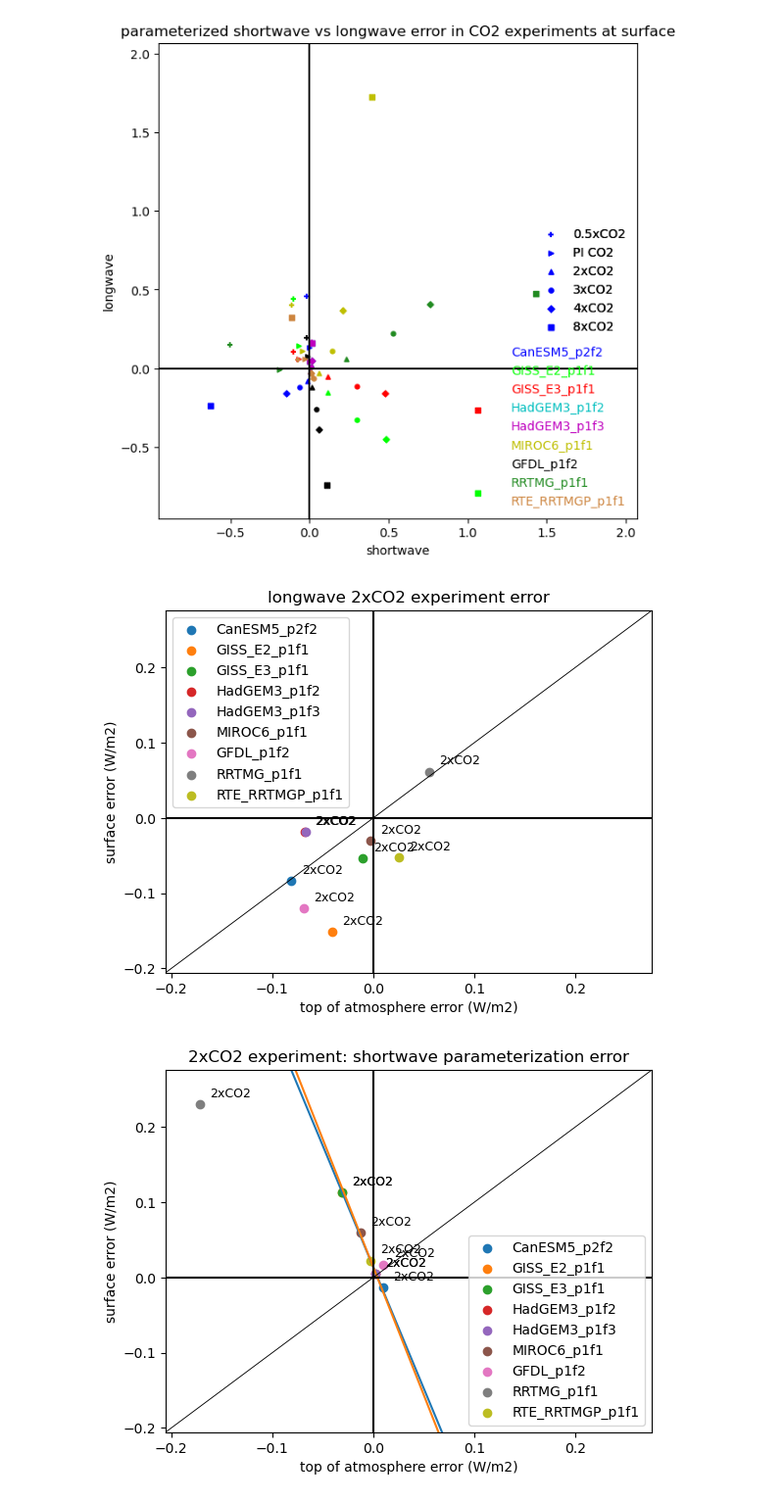
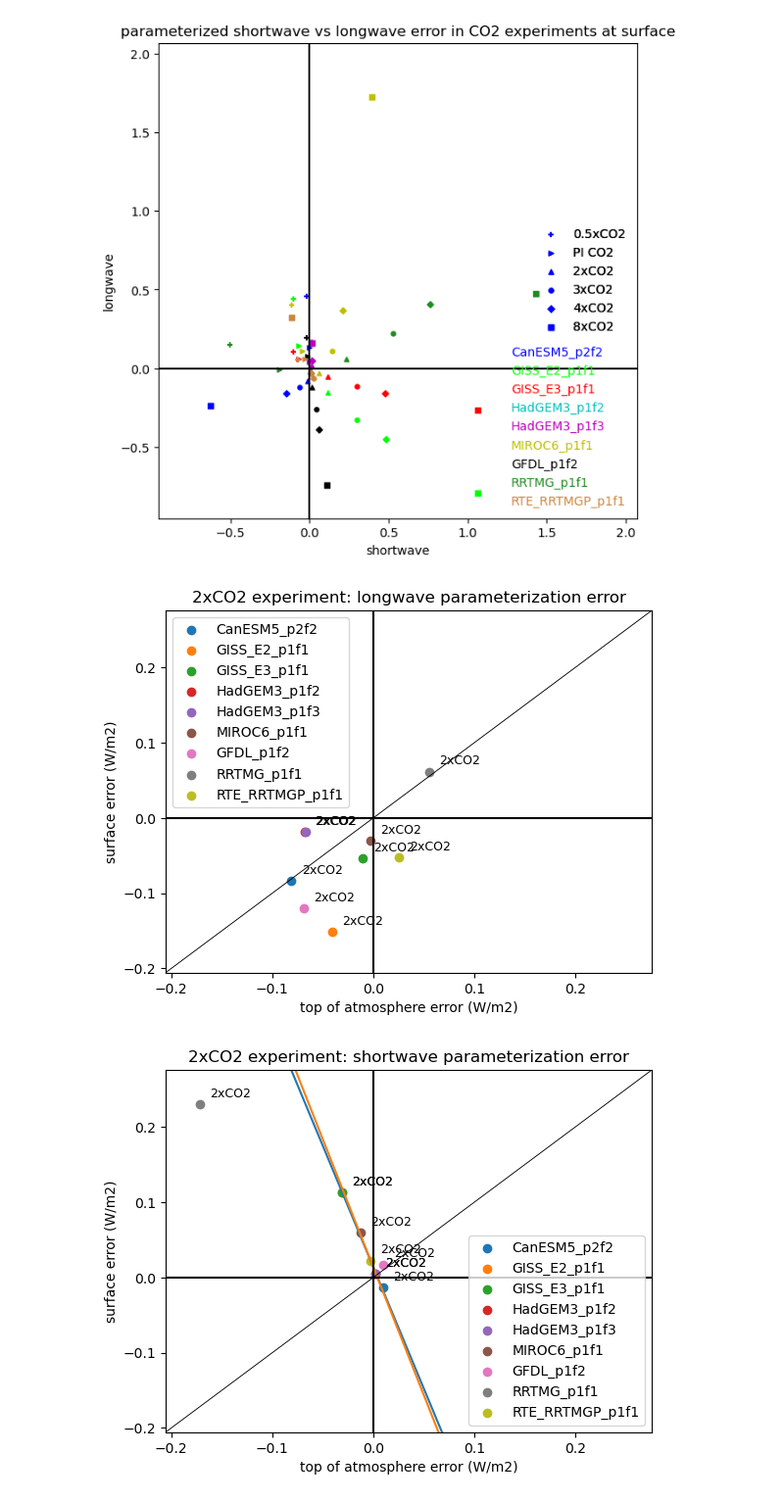
Before and after one commit to emmal01/RFMIP_CO2_analysis, a Jupyter notebook: RFMIP_final_script.ipynb, the cells around one changed output. Shown at 98% size. Saved outputs shown, nothing was run; the diff lists cells and outputs as text; code cells hidden in the pictures.

```diff
--- a/RFMIP_final_script.ipynb
+++ b/RFMIP_final_script.ipynb
@@ -377,35 +379,35 @@ selected_experiments = ['2xCO2']
 for m in list(gbme.keys()):
     plt.scatter(gbme[m].data_vars["rln"][:,0].sel(expt=selected_experiments),gbme[m].data_vars["rln"][:,60].sel(expt=selected_experiments))
     for i in range(len(gbme[m].expt)):
         if gbme[m].expt[i].values in selected_experiments:
             plt.text(gbme[m].data_vars["rln"][i,0]+0.01,gbme[m].data_vars["rln"][i,60]+0.01, gbme[m].expt[i].values, fontsize=9)
 
 #make plot square
 squaremax = 0
 squaremin = 0
 for m in list(gbme.keys()):
     newmax = np.concatenate((gbme[m].data_vars["rsn"][:,0].sel(expt=selected_experiments), gbme[m].data_vars["rsn"][:,60].sel(expt=selected_experiments))).max()
     newmin = np.concatenate((gbme[m].data_vars["rsn"][:,0].sel(expt=selected_experiments), gbme[m].data_vars["rsn"][:,60].sel(expt=selected_experiments))).min()
     if newmax>squaremax:
         squaremax = newmax
     if newmin<squaremin:
         squaremin = newmin
 plt.xlim(1.2*squaremin,1.2*squaremax)
 plt.ylim(1.2*squaremin,1.2*squaremax)
 
 #plot isolines
 x = np.linspace(1.2*squaremin,1.2*squaremax, 1000)
 plt.plot(x,x,'k',linestyle='solid', linewidth=0.65)
 
 plt.xlabel("top of atmosphere error (W/m2)")
 plt.ylabel("surface error (W/m2)")
 ax.axhline(y=0, color='k')
 ax.axvline(x=0, color='k')
 plt.legend(list(gbme.keys()))
-plt.title("longwave 2xCO2 experiment error")
+plt.title("2xCO2 experiment: longwave parameterization error")
 plt.show()
 # %% [output]
-[figure, old version]
+[figure, new version]
 # %%
 #parameterized shortwave error in 2xCO2 experiment
 fig, ax = plt.subplots()
```
Also changed, not shown: parts of 6 cells of this notebook.
